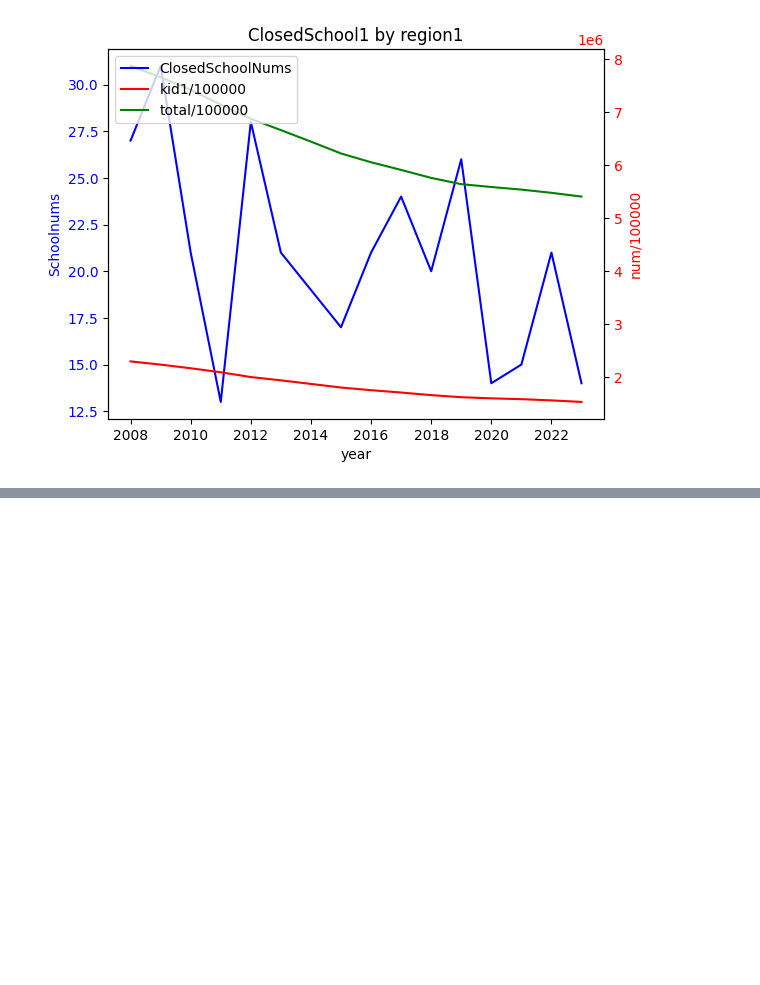
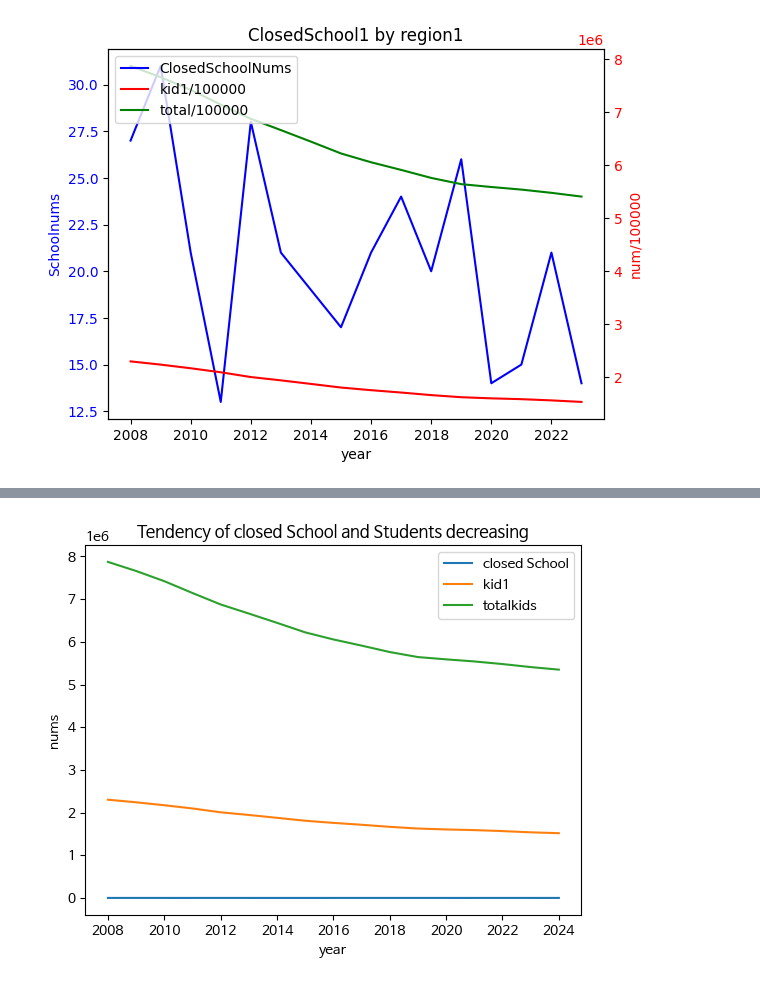
Before and after one commit to LYZAcell/data_study, a Jupyter notebook: 데이터저널/폐교+인구시계열0830~.ipynb, the cells around one changed output, grey strips where cells are left out. Drawn from its saved outputs; the diff is of its cells as text; code cells hidden in the pictures; blank space fills up the shorter version.

```diff
--- a/데이터저널/폐교+인구시계열0830~.ipynb
+++ b/데이터저널/폐교+인구시계열0830~.ipynb
@@ -203,0 +231,8 @@ plt.show()
+# %%
+import pandas as pd
+import matplotlib.pyplot as plt
+#폰트 설정
+plt.rc('font', family='NanumBarunGothic')
+# %%
+df = pd.read_excel('시계열set.xlsx')
+df
@@ -203,0 +258,22 @@ plt.show()
+# %%
+x = df['연도']
+
+y1 = df['폐교갯수']
+y2 = df['아동1']
+y3 = df['전국']
+
+# 그래프 그리기
+plt.plot(x, y1, label='closed School')
+plt.plot(x, y2, label='kid1')
+plt.plot(x, y3, label='totalkids')
+
+# 축 레이블 및 범례 설정
+plt.xlabel('year')
+plt.ylabel('nums')
+plt.title('Tendency of closed School and Students decreasing')
+plt.legend()
+
+# 그래프 표시
+plt.show()
+# %% [output]
+[figure, added]
```
Also changed, not shown: parts of 6 cells of this notebook.
